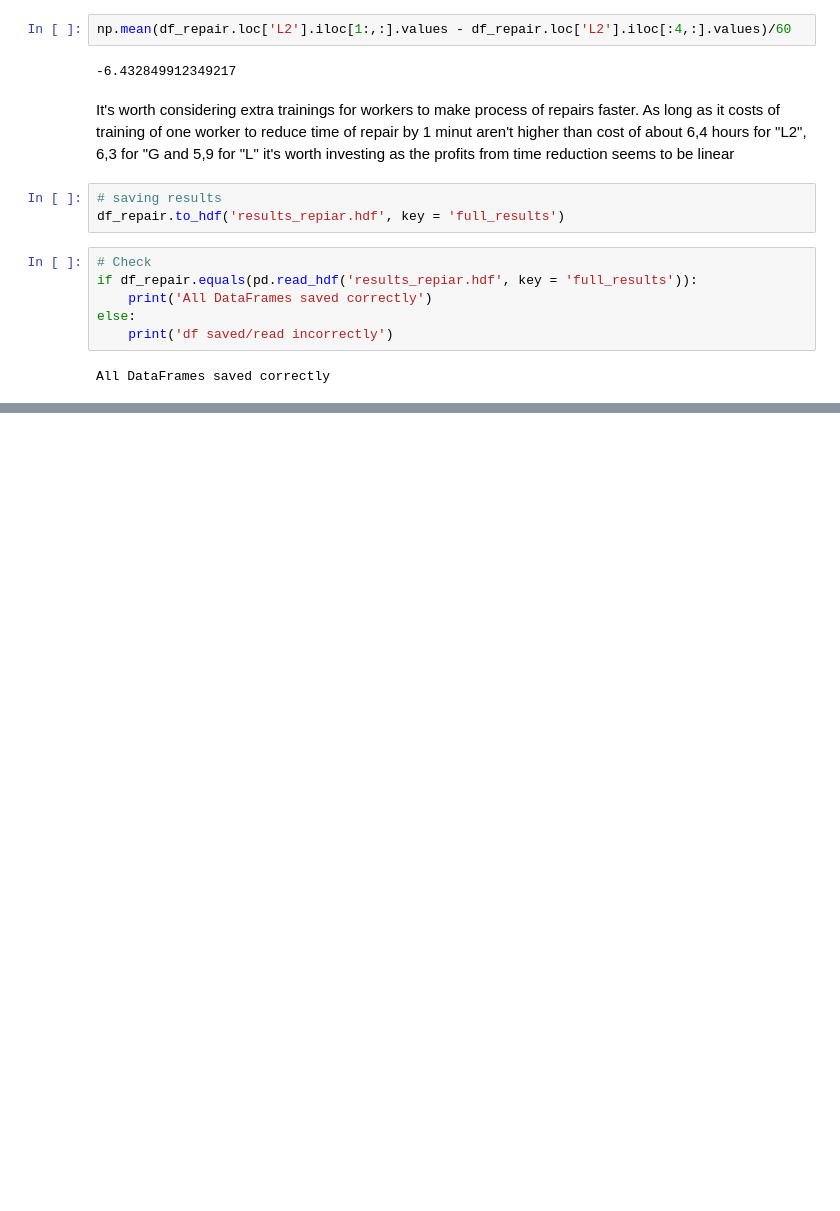
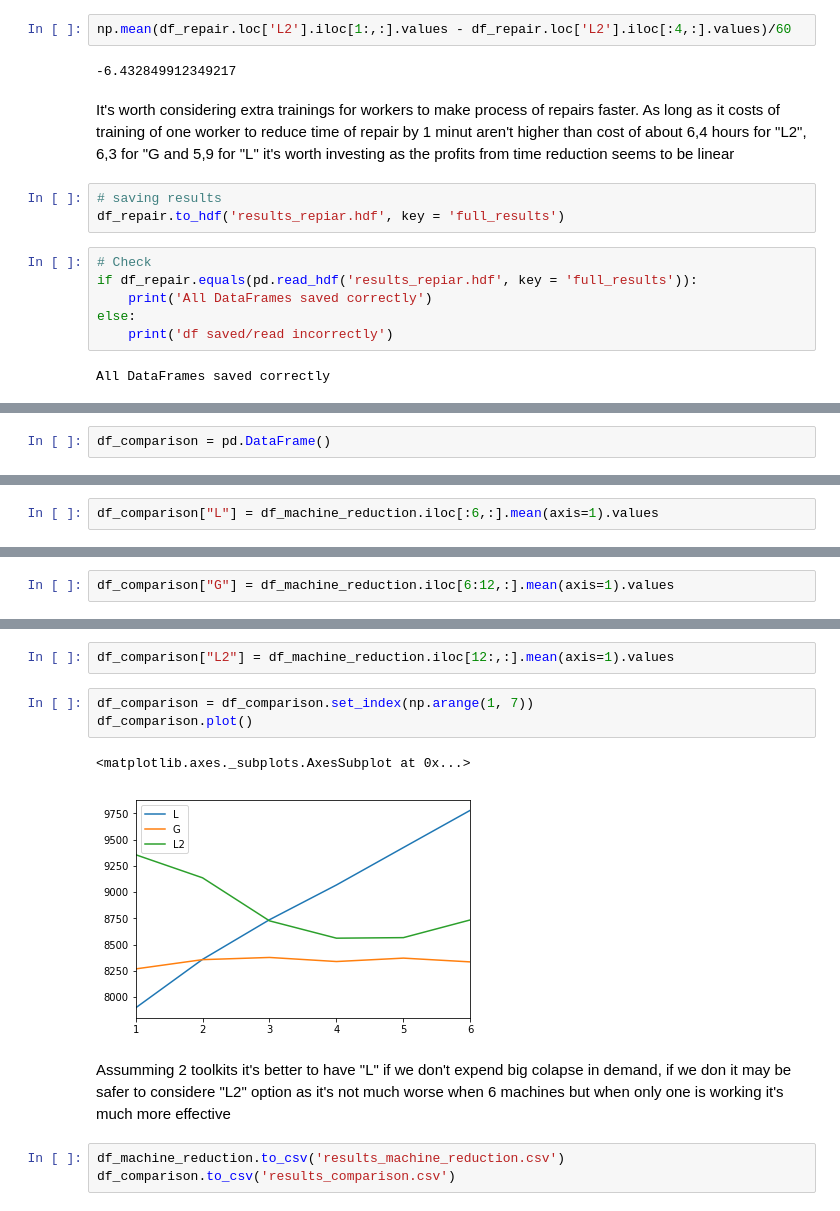
Before and after one commit to puchmichal/ZMS, a Jupyter notebook: project_2/simulation.ipynb, the cells around one changed output, grey strips where cells are left out. Saved outputs shown, nothing was run; the diff lists cells and outputs as text; blank space fills up the shorter version.

```diff
--- a/project_2/simulation.ipynb
+++ b/project_2/simulation.ipynb
@@ -400,0 +439,2 @@ All DataFrames saved correctly
+# %%
+df_comparison = pd.DataFrame()
@@ -400,0 +456,2 @@ All DataFrames saved correctly
+# %%
+df_comparison["L"] = df_machine_reduction.iloc[:6,:].mean(axis=1).values
@@ -400,0 +463,2 @@ All DataFrames saved correctly
+# %%
+df_comparison["G"] = df_machine_reduction.iloc[6:12,:].mean(axis=1).values
@@ -400,0 +470,13 @@ All DataFrames saved correctly
+# %%
+df_comparison["L2"] = df_machine_reduction.iloc[12:,:].mean(axis=1).values
+# %%
+df_comparison = df_comparison.set_index(np.arange(1, 7))
+df_comparison.plot()
+# %% [output]
+<matplotlib.axes._subplots.AxesSubplot at 0x...>
+[figure, added]
+# %% [markdown]
+Assumming 2 toolkits it's better to have "L" if we don't expend big colapse in demand, if we don it may be safer to considere "L2" option as it's not  much worse when 6 machines but when only one is working it's much more effective
+# %%
+df_machine_reduction.to_csv('results_machine_reduction.csv')
+df_comparison.to_csv('results_comparison.csv')
```
Also changed, not shown: parts of 12 cells of this notebook, 2 other files.
